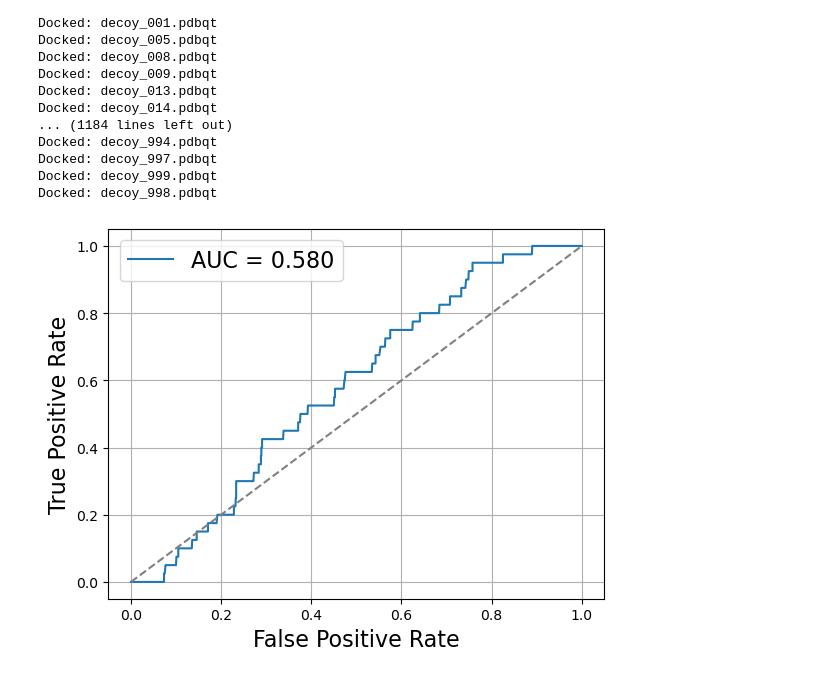
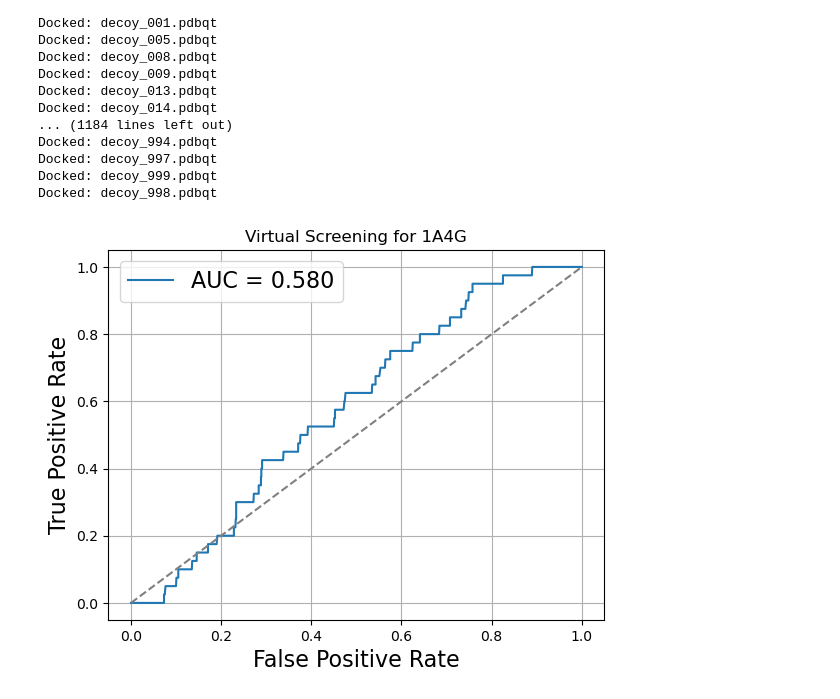
Before and after one commit to sarahhw01/SBDD-Vina-Project, a Jupyter notebook: VS_Sarah.ipynb, the cells around one changed output. Saved outputs shown, nothing was run; the diff lists cells and outputs as text; code cells hidden in the pictures.

```diff
--- a/VS_Sarah.ipynb
+++ b/VS_Sarah.ipynb
@@ -217,24 +217,25 @@ df = pd.DataFrame(data)
 # %%
 # calculate ROC and AUC
 # invert score as negative scores are better
 df["score_inv"] = -df["score"]
 
 #df['scaled_score'] = (df['score_inv'] - df['score_inv'].min()) / (df['score_inv'].max() - df['score_inv'].min())
 
 # calculate fpr, tpr at varying thresholds
 fpr, tpr, thresholds = roc_curve(df["label"], df["score_inv"])
 
 # calculate auc
 auc = roc_auc_score(df["label"], df["score_inv"])
 
 # plot ROC
 plt.plot(fpr, tpr, label=f"AUC = {auc:.3f}")
 plt.plot([0,1], [0,1], "--", color="gray")
 plt.xlabel("False Positive Rate", fontsize = 16)
 plt.ylabel("True Positive Rate", fontsize = 16)
 plt.legend(fontsize = 16)
+plt.title(f"Virtual Screening for {receptor}")
 plt.grid(True)
 plt.savefig(f"{dir}/ROC.png")
 plt.show()
 # %% [output]
-[figure, old version]
+[figure, new version]
```
Also changed, not shown: 1 other file.
